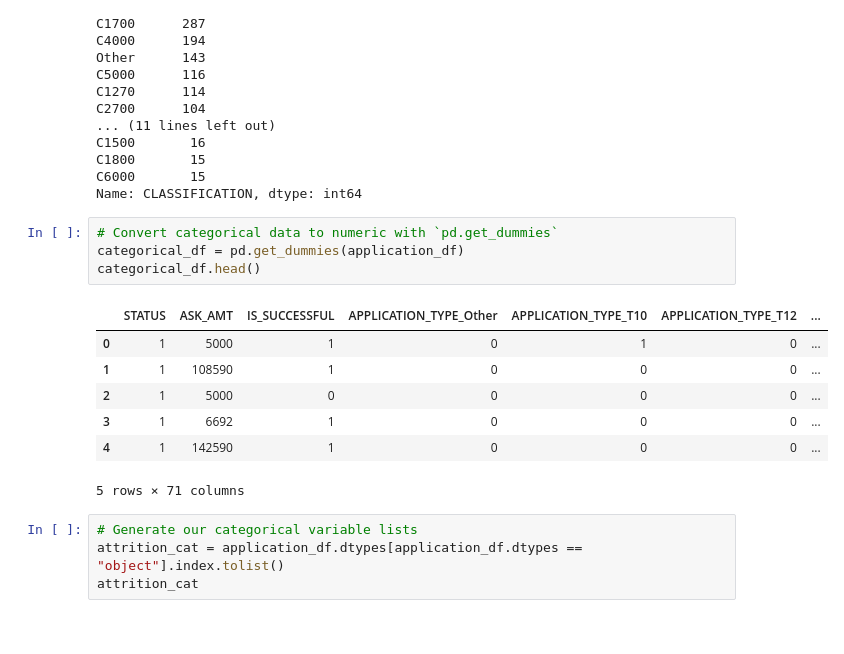
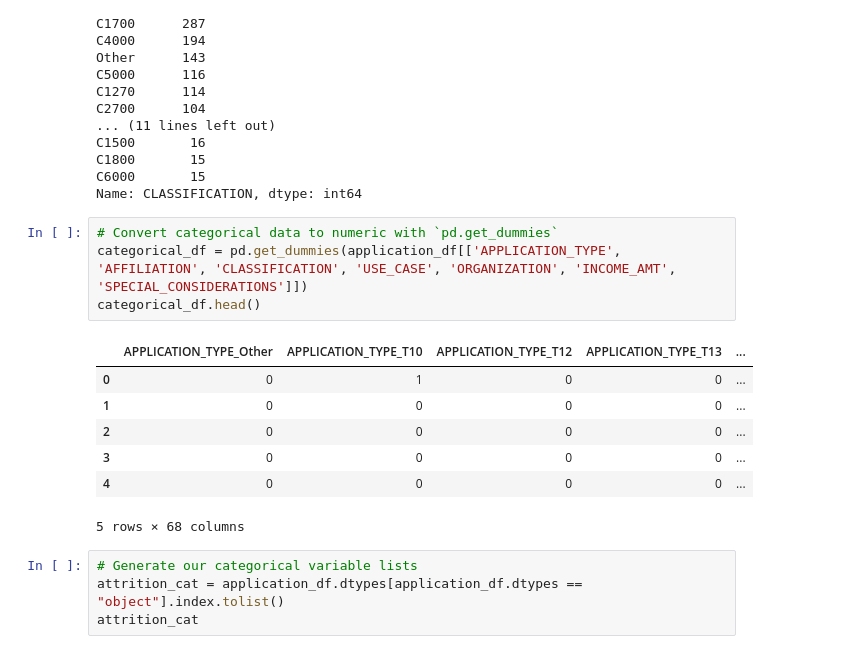
Before and after one commit to lansotto/deep-learning-challenge, a Jupyter notebook: AlphabetSoupCharity_Optimization.ipynb, the cells around one changed output. Saved outputs shown, nothing was run; the diff lists cells and outputs as text.

```diff
--- a/AlphabetSoupCharity_Optimization.ipynb
+++ b/AlphabetSoupCharity_Optimization.ipynb
@@ -237,16 +237,16 @@ C6000       15
 Name: CLASSIFICATION, dtype: int64
 # %%
 # Convert categorical data to numeric with `pd.get_dummies`
-categorical_df = pd.get_dummies(application_df)
+categorical_df = pd.get_dummies(application_df[['APPLICATION_TYPE', 'AFFILIATION', 'CLASSIFICATION', 'USE_CASE', 'ORGANIZATION', 'INCOME_AMT', 'SPECIAL_CONSIDERATIONS']])
 categorical_df.head()
 # %% [output]
-|  | STATUS | ASK_AMT | IS_SUCCESSFUL | APPLICATION_TYPE_Other | APPLICATION_TYPE_T10 | APPLICATION_TYPE_T12 | ... |
-| 0 | 1 | 5000 | 1 | 0 | 1 | 0 | ... |
-| 1 | 1 | 108590 | 1 | 0 | 0 | 0 | ... |
-| 2 | 1 | 5000 | 0 | 0 | 0 | 0 | ... |
-| 3 | 1 | 6692 | 1 | 0 | 0 | 0 | ... |
-| 4 | 1 | 142590 | 1 | 0 | 0 | 0 | ... |
+|  | APPLICATION_TYPE_Other | APPLICATION_TYPE_T10 | APPLICATION_TYPE_T12 | APPLICATION_TYPE_T13 | ... |
+| 0 | 0 | 1 | 0 | 0 | ... |
+| 1 | 0 | 0 | 0 | 0 | ... |
+| 2 | 0 | 0 | 0 | 0 | ... |
+| 3 | 0 | 0 | 0 | 0 | ... |
+| 4 | 0 | 0 | 0 | 0 | ... |
-5 rows × 71 columns
+5 rows × 68 columns
 # %%
 # Generate our categorical variable lists
 attrition_cat = application_df.dtypes[application_df.dtypes == "object"].index.tolist()
```
Also changed, not shown: parts of 10 cells of this notebook.
